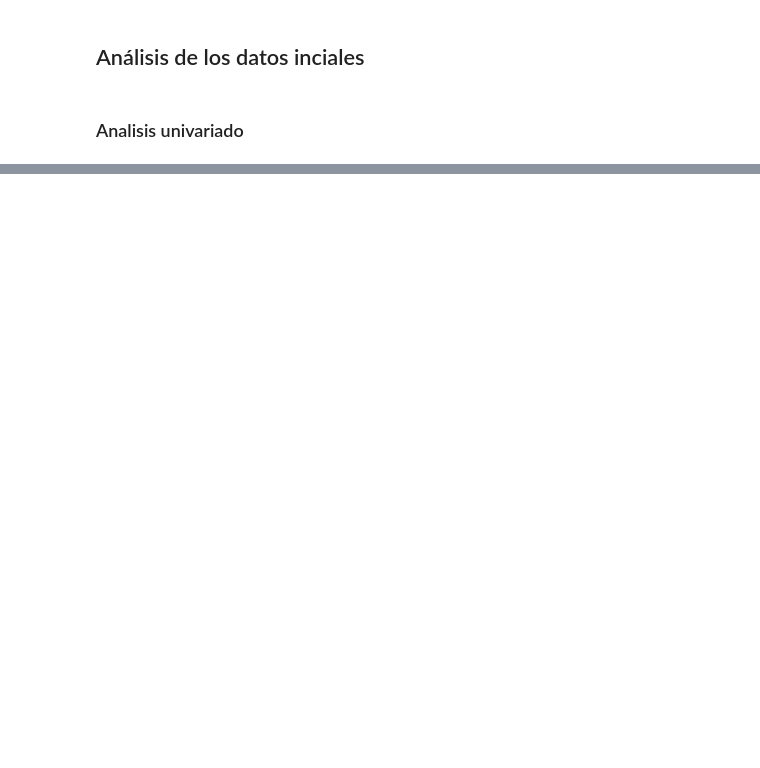
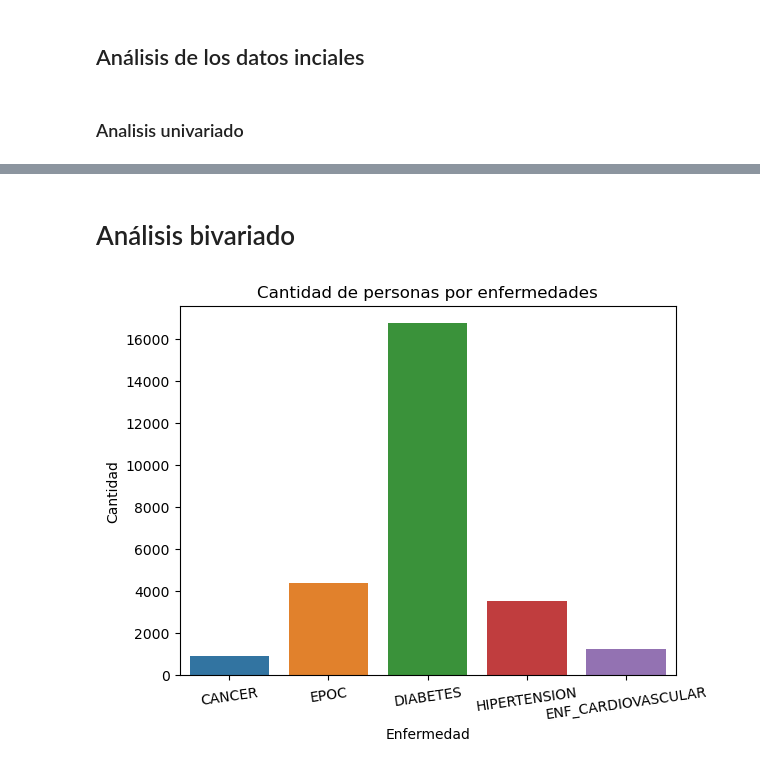
Before and after one commit to EstebanCaroP/Proyecto_Finanzas, a Jupyter notebook: C_Analisis_exploratorio.ipynb, the cells around one changed output, grey strips where cells are left out. Saved outputs shown, nothing was run; the diff lists cells and outputs as text; code cells hidden in the pictures; blank space fills up the shorter version.

Commit message:
Avance preprocesamiento y análisis exploratorio

```diff
--- a/C_Analisis_exploratorio.ipynb
+++ b/C_Analisis_exploratorio.ipynb
@@ -40,3 +40,16 @@ for variable in variables:
                  color_discrete_sequence=colors)
 
     fig.show()
+# %% [markdown]
+# Análisis bivariado #
+# %%
+c1 = pd.DataFrame(sociodemograficas[['CANCER','EPOC', 'DIABETES', 'HIPERTENSION', 'ENF_CARDIOVASCULAR']].sum(), columns = ['Conteo'])
+c1 = c1.reset_index()
+c1 = c1.rename(columns={'index':'Enfermedad'})
+sns.barplot(c1, x='Enfermedad', y ='Conteo')
+plt.title('Cantidad de personas por enfermedades')
+plt.ylabel('Cantidad')
+plt.xticks(rotation = 8)
+plt.show()
+# %% [output]
+[figure, added]
```
Also changed, not shown: parts of 3 cells of this notebook, 1 other file.
